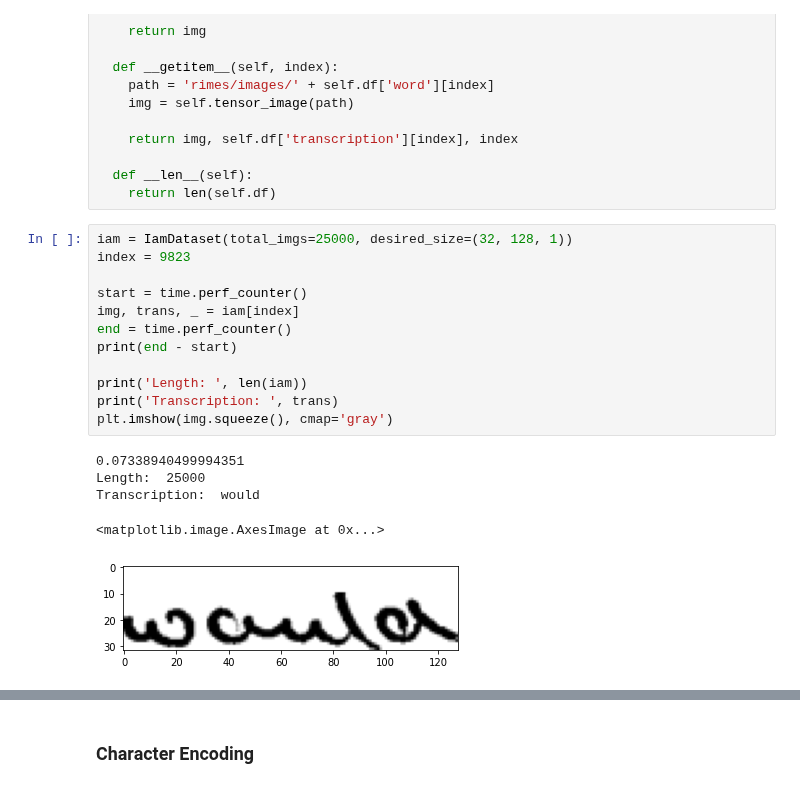
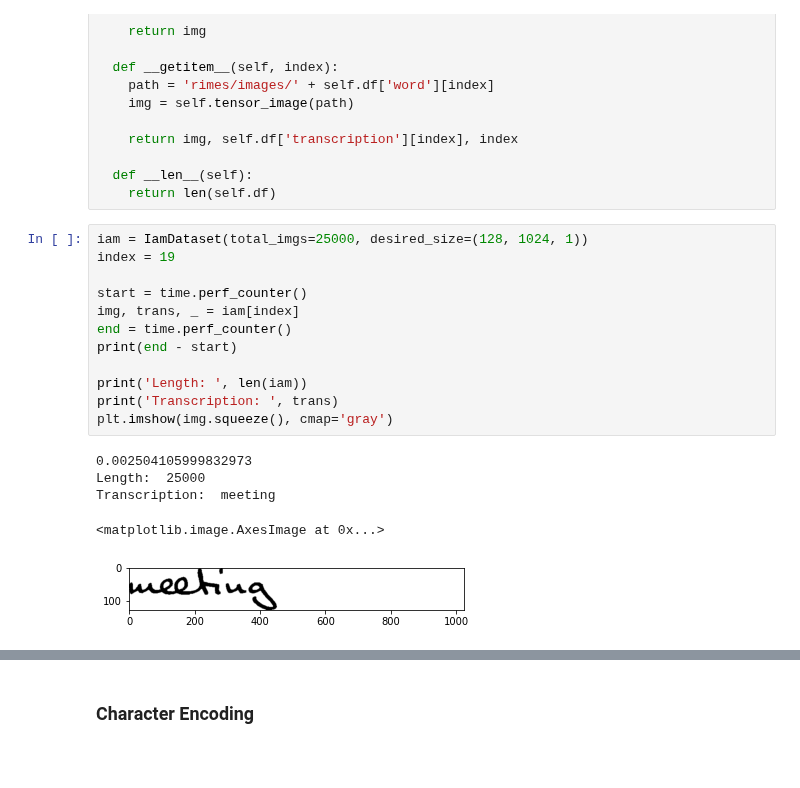
Before and after one commit to ericburdett/cs601r-dl, a Jupyter notebook: tl.ipynb, the cells around one changed output, grey strips where cells are left out. Saved outputs shown, nothing was run; the diff lists cells and outputs as text; blank space fills up the shorter version.

```diff
--- a/tl.ipynb
+++ b/tl.ipynb
@@ -182,23 +178,23 @@ class RimesDataset(Dataset):
   def __len__(self):
     return len(self.df)
 # %%
-iam = IamDataset(total_imgs=25000, desired_size=(32, 128, 1))
-index = 9823
+iam = IamDataset(total_imgs=25000, desired_size=(128, 1024, 1))
+index = 19
 
 start = time.perf_counter()
 img, trans, _ = iam[index]
 end = time.perf_counter()
 print(end - start)
 
 print('Length: ', len(iam))
 print('Transcription: ', trans)
 plt.imshow(img.squeeze(), cmap='gray')
 # %% [output]
-0.07338940499994351
+0.002504105999832973
 Length:  25000
-Transcription:  would
+Transcription:  meeting
 <matplotlib.image.AxesImage at 0x...>
-[figure, old version]
+[figure, new version]
 # %%
 rimes = RimesDataset(total_imgs=25000, desired_size=(32, 128, 1))
 index = 1
```
Also changed, not shown: parts of 7 cells of this notebook.
